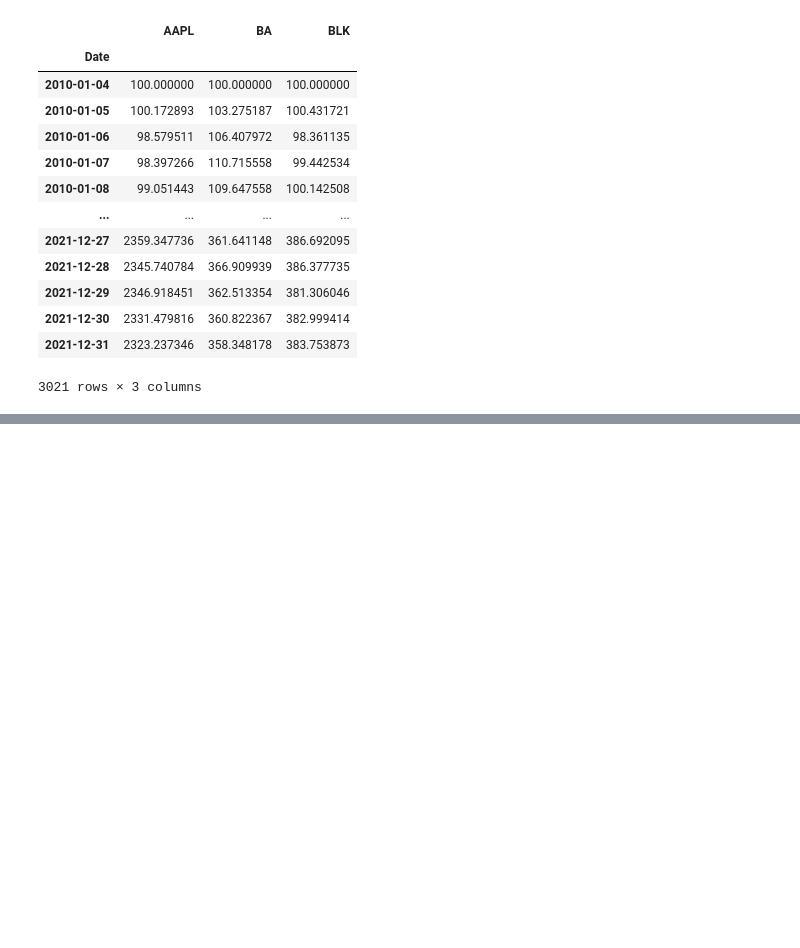
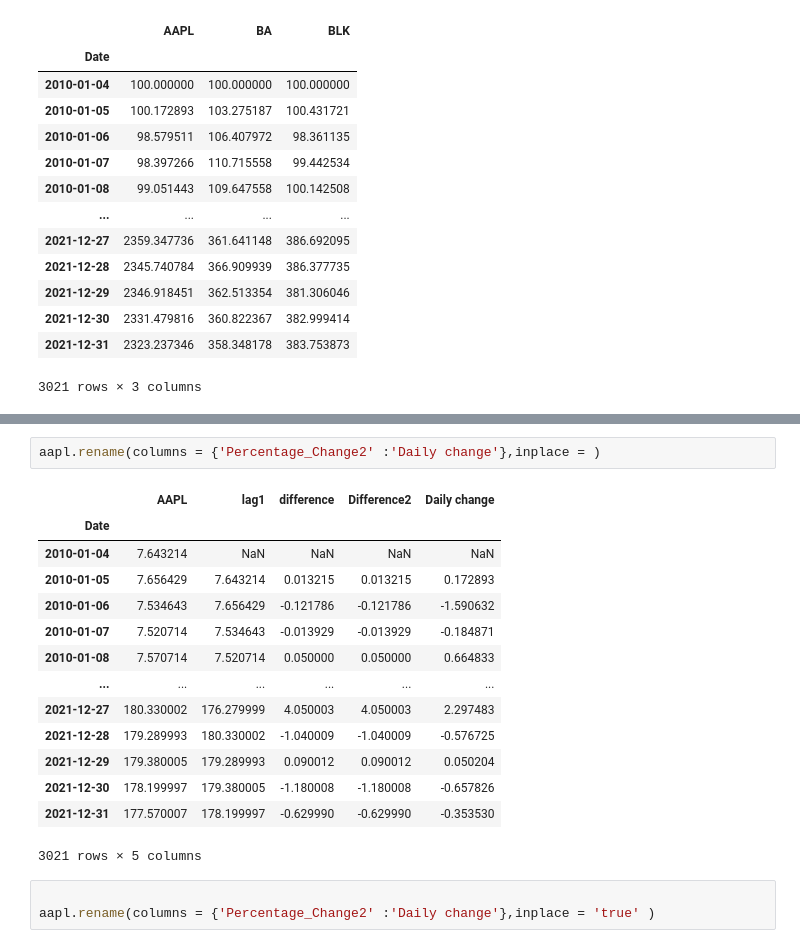
Before and after one commit to phil-debug/Algorithmic-Trading-Project, a Jupyter notebook: Algorithmic_Trading_Project.ipynb, the cells around one changed output, grey strips where cells are left out. Saved outputs shown, nothing was run; the diff lists cells and outputs as text; blank space fills up the shorter version.

```diff
--- a/Algorithmic_Trading_Project.ipynb
+++ b/Algorithmic_Trading_Project.ipynb
@@ -345,0 +442,20 @@ ValueError: ignored
+# %%
+aapl.rename(columns = {'Percentage_Change2' :'Daily change'},inplace = )
+# %% [output]
+|  | AAPL | lag1 | difference | Difference2 | Daily change |
+| Date |  |  |  |  |  |
+| 2010-01-04 | 7.643214 | NaN | NaN | NaN | NaN |
+| 2010-01-05 | 7.656429 | 7.643214 | 0.013215 | 0.013215 | 0.172893 |
+| 2010-01-06 | 7.534643 | 7.656429 | -0.121786 | -0.121786 | -1.590632 |
+| 2010-01-07 | 7.520714 | 7.534643 | -0.013929 | -0.013929 | -0.184871 |
+| 2010-01-08 | 7.570714 | 7.520714 | 0.050000 | 0.050000 | 0.664833 |
+| ... | ... | ... | ... | ... | ... |
+| 2021-12-27 | 180.330002 | 176.279999 | 4.050003 | 4.050003 | 2.297483 |
+| 2021-12-28 | 179.289993 | 180.330002 | -1.040009 | -1.040009 | -0.576725 |
+| 2021-12-29 | 179.380005 | 179.289993 | 0.090012 | 0.090012 | 0.050204 |
+| 2021-12-30 | 178.199997 | 179.380005 | -1.180008 | -1.180008 | -0.657826 |
+| 2021-12-31 | 177.570007 | 178.199997 | -0.629990 | -0.629990 | -0.353530 |
+3021 rows × 5 columns
+# %%
+
+aapl.rename(columns = {'Percentage_Change2' :'Daily change'},inplace = 'true' )
```
Also changed, not shown: parts of 32 cells of this notebook.
